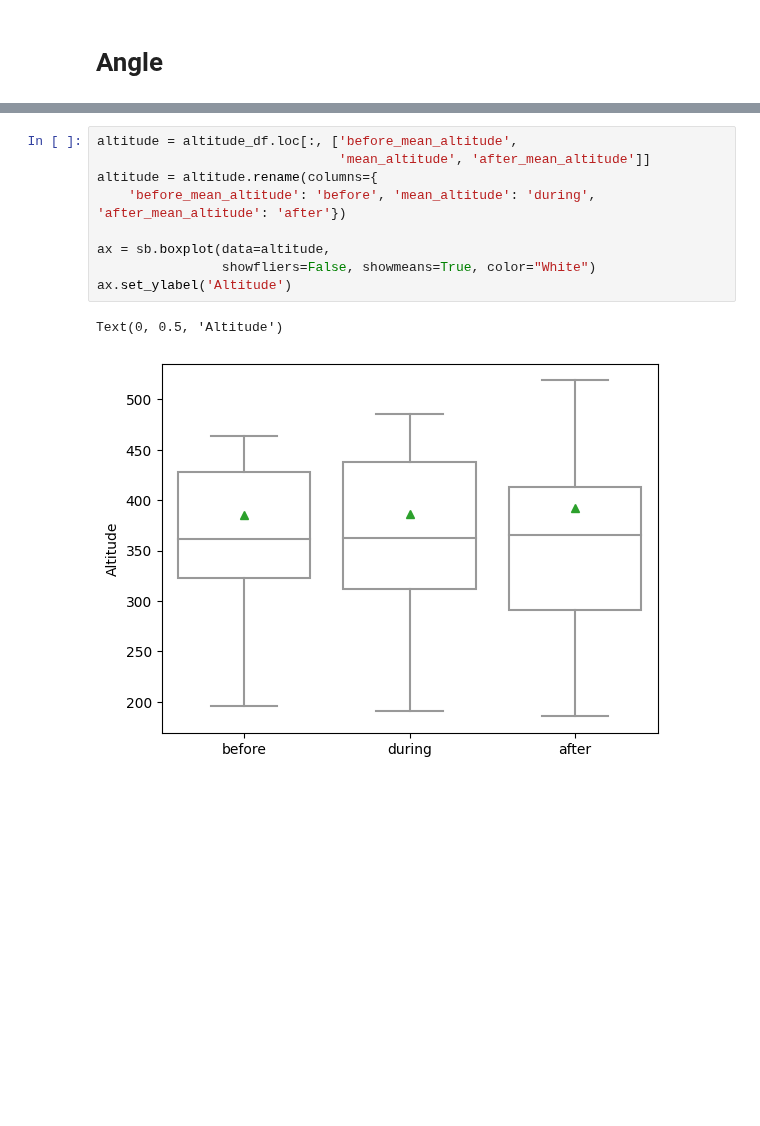
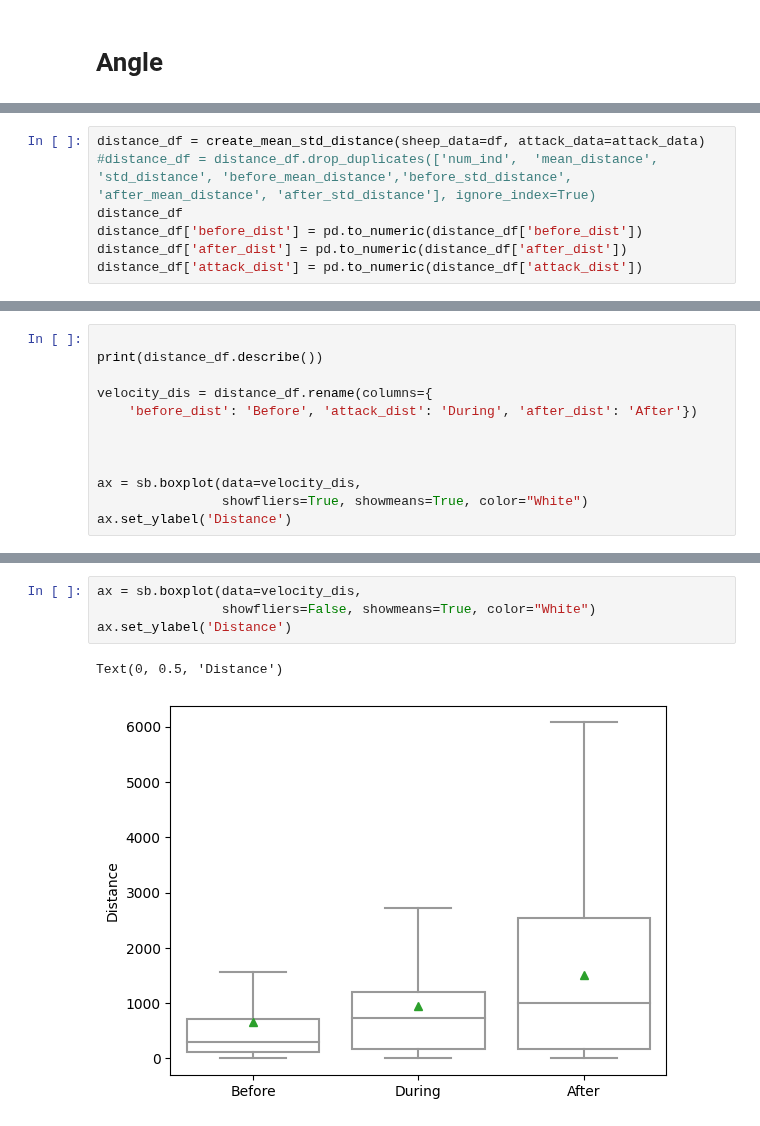
Before and after one commit to sigrunnu/sheep_n_predators, a Jupyter notebook: statistics/AttackBehaviour.ipynb, the cells around one changed output, grey strips where cells are left out. Drawn from its saved outputs; the diff is of its cells as text; blank space fills up the shorter version.

```diff
--- a/statistics/AttackBehaviour.ipynb
+++ b/statistics/AttackBehaviour.ipynb
@@ -244 +288,8 @@ Text(0, 0.5, 'Angle')
+# %%
+distance_df = create_mean_std_distance(sheep_data=df, attack_data=attack_data)
+#distance_df = distance_df.drop_duplicates(['num_ind',  'mean_distance', 'std_distance', 'before_mean_distance','before_std_distance', 'after_mean_distance', 'after_std_distance'], ignore_index=True)
+distance_df
+distance_df['before_dist'] = pd.to_numeric(distance_df['before_dist'])
+distance_df['after_dist'] = pd.to_numeric(distance_df['after_dist'])
+distance_df['attack_dist'] = pd.to_numeric(distance_df['attack_dist'])
 # %% [markdown]
@@ -245,0 +297,12 @@ Text(0, 0.5, 'Angle')
+# %%
+
+print(distance_df.describe())
+
+velocity_dis = distance_df.rename(columns={
+    'before_dist': 'Before', 'attack_dist': 'During', 'after_dist': 'After'})
+
+
+
+ax = sb.boxplot(data=velocity_dis,
+                showfliers=True, showmeans=True, color="White")
+ax.set_ylabel('Distance')
@@ -246,12 +321,7 @@ Text(0, 0.5, 'Angle')
 # %%
-altitude = altitude_df.loc[:, ['before_mean_altitude',
-                               'mean_altitude', 'after_mean_altitude']]
-altitude = altitude.rename(columns={
-    'before_mean_altitude': 'before', 'mean_altitude': 'during', 'after_mean_altitude': 'after'})
-
-ax = sb.boxplot(data=altitude,
+ax = sb.boxplot(data=velocity_dis,
                 showfliers=False, showmeans=True, color="White")
-ax.set_ylabel('Altitude')
+ax.set_ylabel('Distance')
 # %% [output]
-Text(0, 0.5, 'Altitude')
+Text(0, 0.5, 'Distance')
-[figure, old version]
+[figure, new version]
```
Also changed, not shown: parts of 30 cells of this notebook, 6 other files.
